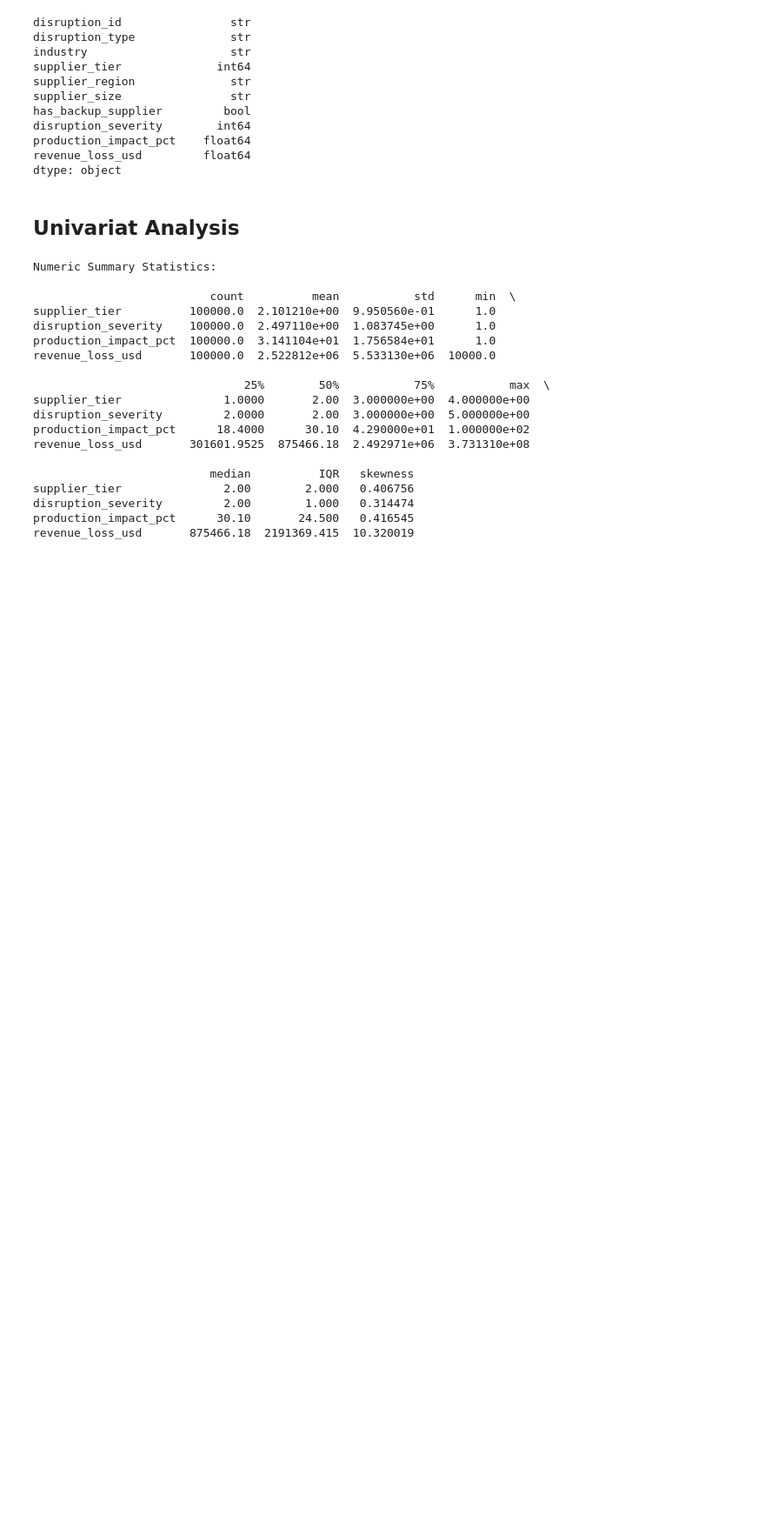
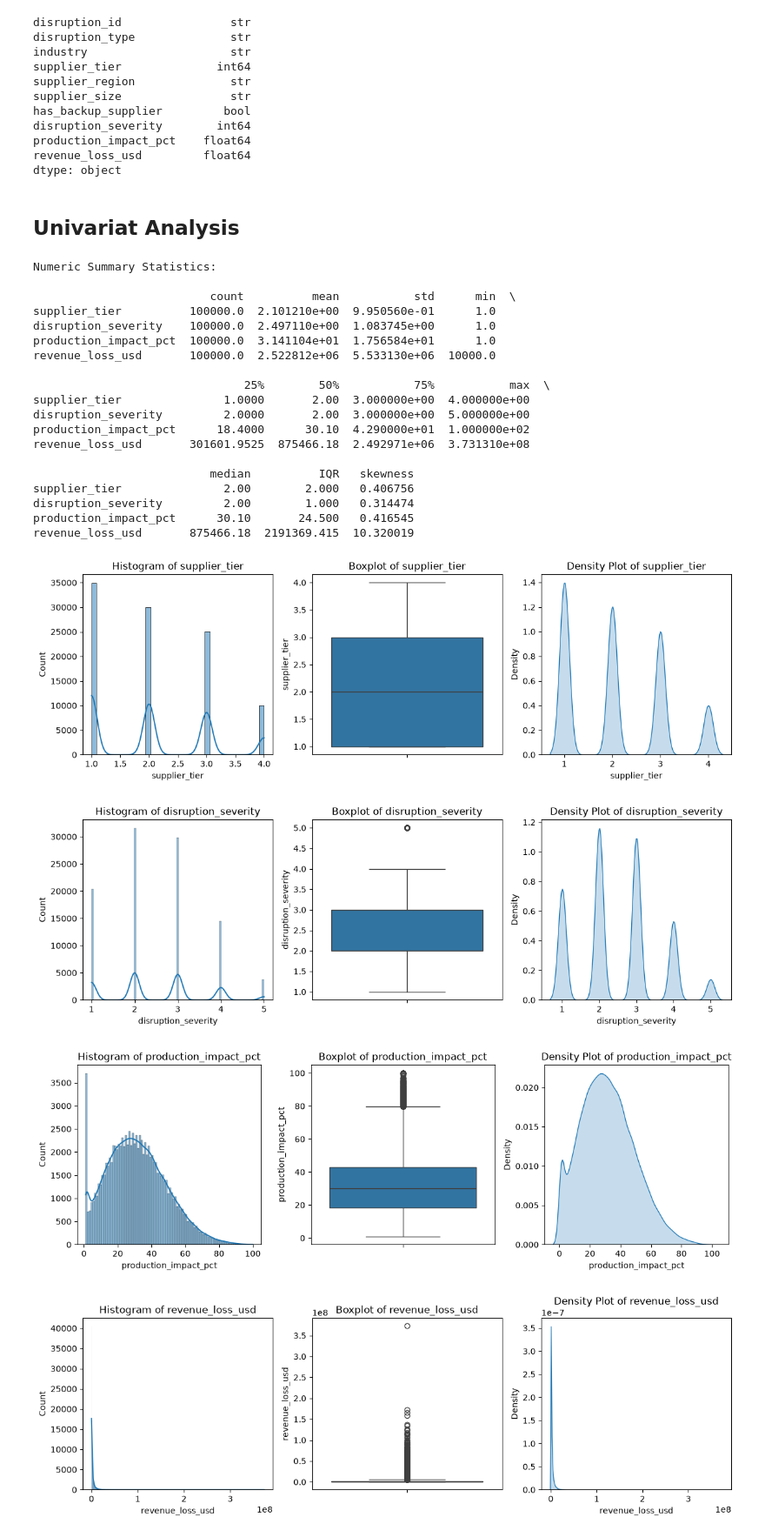
Before and after one commit to underiya-ai/AtmoGraph-Supply-Chain-Ripple-Effect-Predictor, a Jupyter notebook: eda_src/notebooks/eda.ipynb, the cells around one changed output. Shown at 87% size. Saved outputs shown, nothing was run; the diff lists cells and outputs as text; code cells hidden in the pictures; blank space fills up the shorter version.

Commit message:
add histogram,boxplot and density plot graph of numerical columns

```diff
--- a/eda_src/notebooks/eda.ipynb
+++ b/eda_src/notebooks/eda.ipynb
@@ -59,3 +61,28 @@ supplier_tier               2.00        2.000   0.406756
 disruption_severity         2.00        1.000   0.314474
 production_impact_pct      30.10       24.500   0.416545
 revenue_loss_usd       875466.18  2191369.415  10.320019
+# %%
+# Histogram, boxplot, density plot for numerical columns
+
+for col in numeric_cols:
+    plt.figure(figsize=(12, 4))
+
+    plt.subplot(1, 3, 1)
+    sns.histplot(df[col], kde=True)
+    plt.title(f'Histogram of {col}')
+
+    plt.subplot(1, 3, 2)
+    sns.boxplot(y=df[col])
+    plt.title(f'Boxplot of {col}')
+
+    plt.subplot(1, 3, 3)
+    sns.kdeplot(df[col], fill=True)
+    plt.title(f'Density Plot of {col}')
+
+    plt.tight_layout()
+    plt.show()
+# %% [output]
+[figure, added]
+[figure, added]
+[figure, added]
+[figure, added]
```
Also changed, not shown: parts of 1 cell of this notebook.
